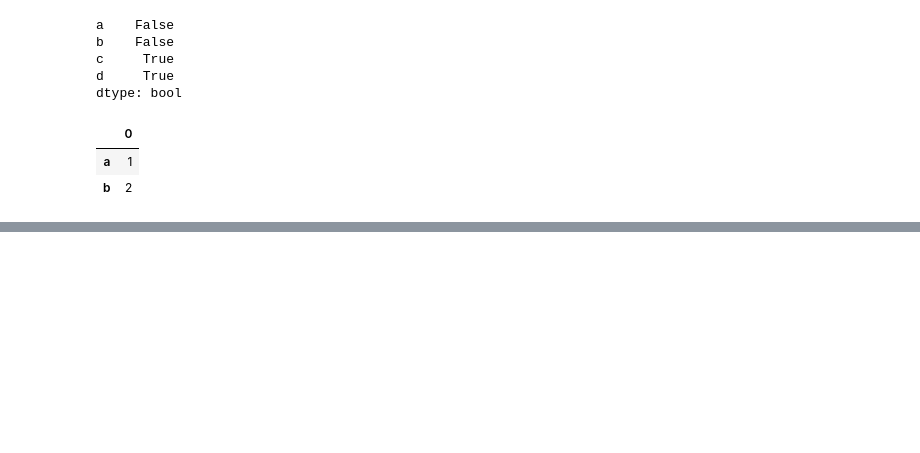
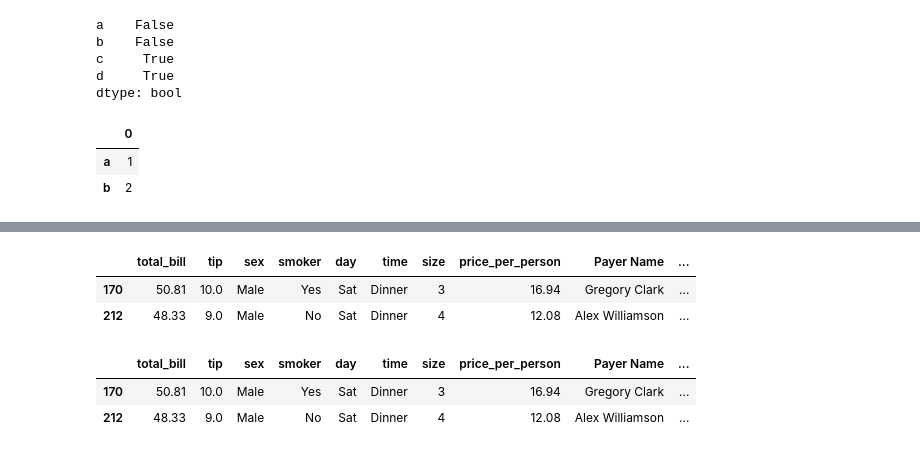
Before and after one commit to AthirsonSilva/machine-learning-masterclass, a Jupyter notebook: pandas/useful-methods3.ipynb, the cells around one changed output, grey strips where cells are left out. Cells and saved outputs as stored; diff of their text form; code cells hidden in the pictures; blank space fills up the shorter version.

```diff
--- a/pandas/useful-methods3.ipynb
+++ b/pandas/useful-methods3.ipynb
@@ -150,0 +166,12 @@ simple_df.drop_duplicates()
+# %%
+df.nlargest(2, 'tip')
+# %% [output]
+|  | total_bill | tip | sex | smoker | day | time | size | price_per_person | Payer Name | ... |
+| 170 | 50.81 | 10.0 | Male | Yes | Sat | Dinner | 3 | 16.94 | Gregory Clark | ... |
+| 212 | 48.33 | 9.0 | Male | No | Sat | Dinner | 4 | 12.08 | Alex Williamson | ... |
+# %%
+df.sort_values('tip', ascending=False).iloc[0:2]
+# %% [output]
+|  | total_bill | tip | sex | smoker | day | time | size | price_per_person | Payer Name | ... |
+| 170 | 50.81 | 10.0 | Male | Yes | Sat | Dinner | 3 | 16.94 | Gregory Clark | ... |
+| 212 | 48.33 | 9.0 | Male | No | Sat | Dinner | 4 | 12.08 | Alex Williamson | ... |
```
Also changed, not shown: parts of 2 cells of this notebook.
